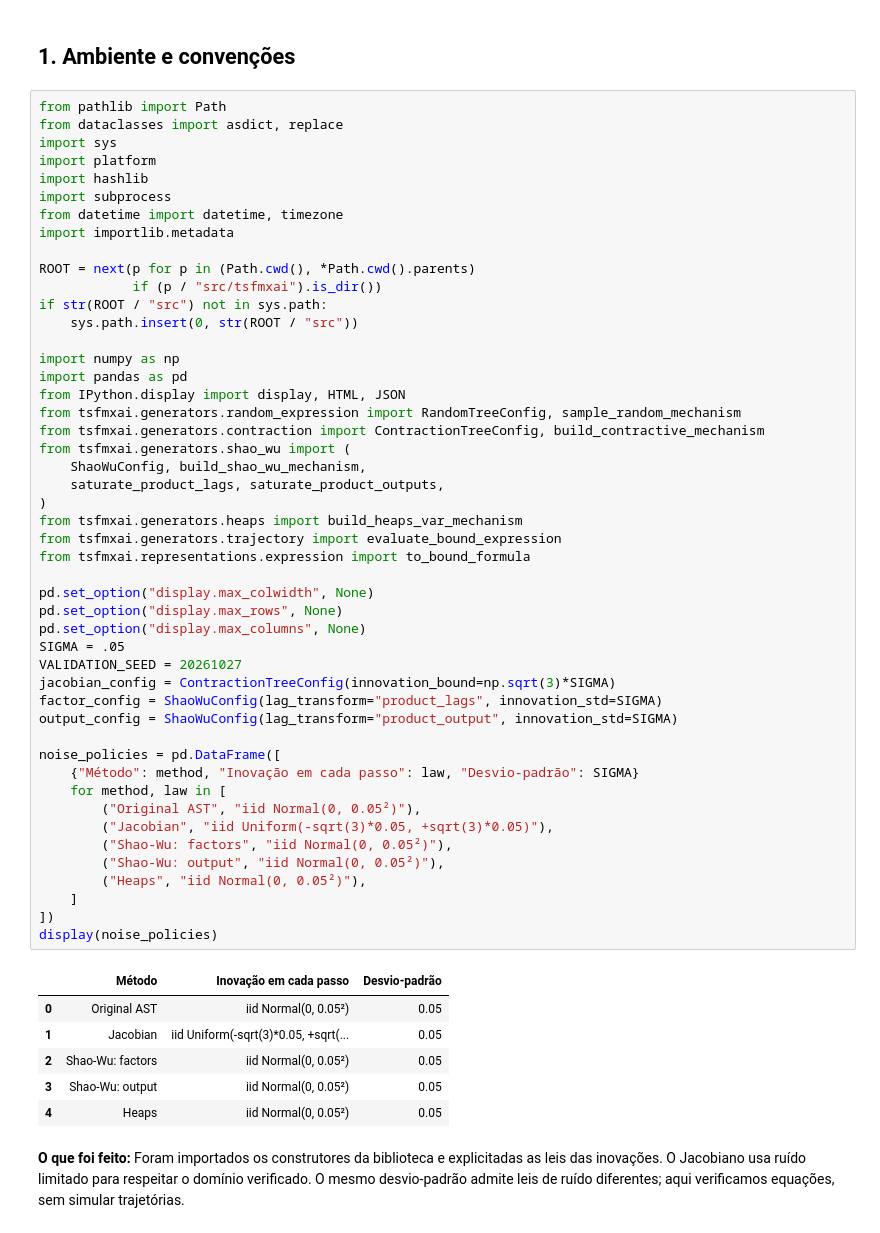
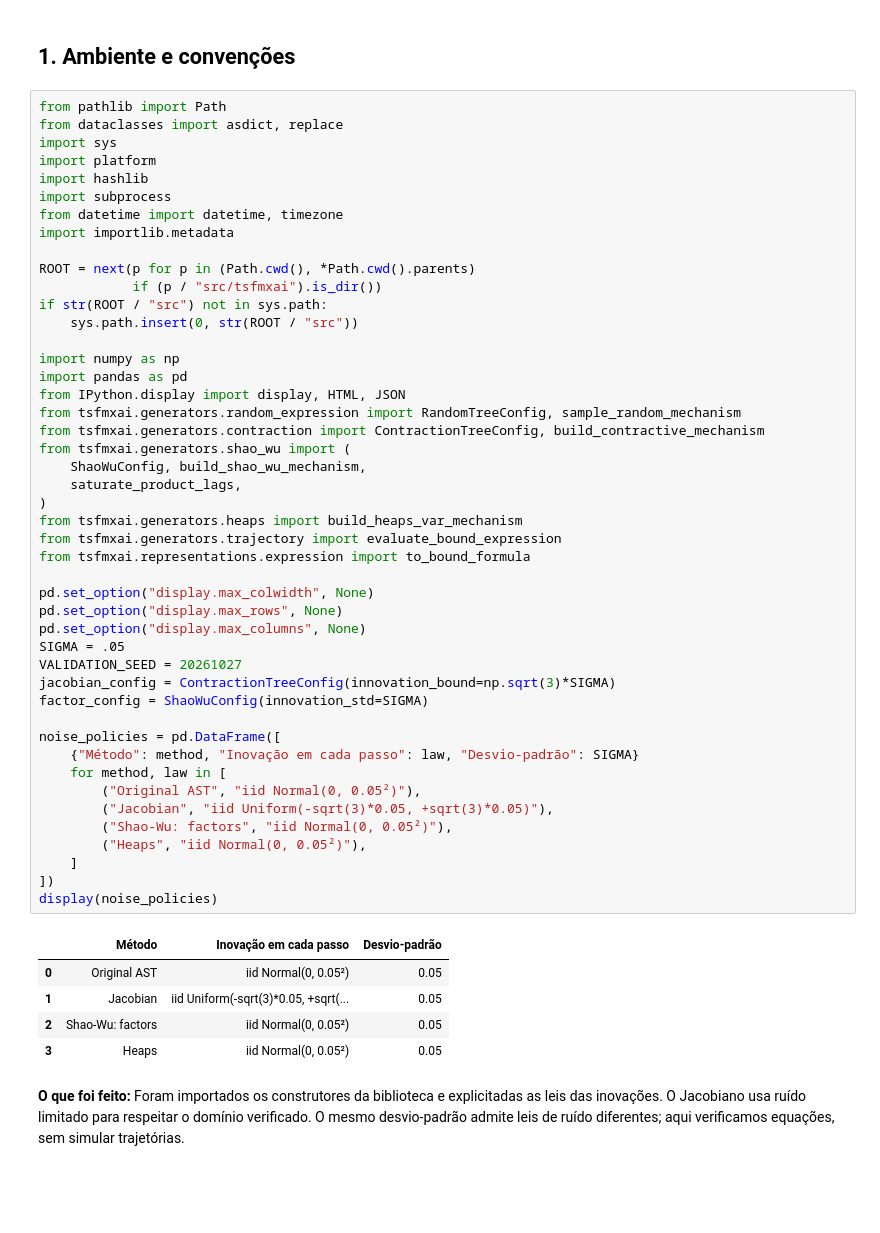
Before and after one commit to MateusWiteck/tsfmxai, a Jupyter notebook: experiments/abstract_syntax_tree/8_generation_overview.ipynb, the cells around one changed output. Cells and saved outputs as stored; diff of their text form; blank space fills up the shorter version.

```diff
--- a/experiments/abstract_syntax_tree/8_generation_overview.ipynb
+++ b/experiments/abstract_syntax_tree/8_generation_overview.ipynb
@@ -52,39 +52,36 @@ from tsfmxai.generators.random_expression import RandomTreeConfig, sample_random
 from tsfmxai.generators.contraction import ContractionTreeConfig, build_contractive_mechanism
 from tsfmxai.generators.shao_wu import (
     ShaoWuConfig, build_shao_wu_mechanism,
-    saturate_product_lags, saturate_product_outputs,
+    saturate_product_lags,
 )
 from tsfmxai.generators.heaps import build_heaps_var_mechanism
 from tsfmxai.generators.trajectory import evaluate_bound_expression
 from tsfmxai.representations.expression import to_bound_formula
 
 pd.set_option("display.max_colwidth", None)
 pd.set_option("display.max_rows", None)
 pd.set_option("display.max_columns", None)
 SIGMA = .05
 VALIDATION_SEED = 20261027
 jacobian_config = ContractionTreeConfig(innovation_bound=np.sqrt(3)*SIGMA)
-factor_config = ShaoWuConfig(lag_transform="product_lags", innovation_std=SIGMA)
-output_config = ShaoWuConfig(lag_transform="product_output", innovation_std=SIGMA)
+factor_config = ShaoWuConfig(innovation_std=SIGMA)
 
 noise_policies = pd.DataFrame([
     {"Método": method, "Inovação em cada passo": law, "Desvio-padrão": SIGMA}
     for method, law in [
         ("Original AST", "iid Normal(0, 0.05²)"),
         ("Jacobian", "iid Uniform(-sqrt(3)*0.05, +sqrt(3)*0.05)"),
         ("Shao-Wu: factors", "iid Normal(0, 0.05²)"),
-        ("Shao-Wu: output", "iid Normal(0, 0.05²)"),
         ("Heaps", "iid Normal(0, 0.05²)"),
     ]
 ])
 display(noise_policies)
 # %% [output]
 |  | Método | Inovação em cada passo | Desvio-padrão |
 | 0 | Original AST | iid Normal(0, 0.05²) | 0.05 |
 | 1 | Jacobian | iid Uniform(-sqrt(3)*0.05, +sqrt(... | 0.05 |
 | 2 | Shao-Wu: factors | iid Normal(0, 0.05²) | 0.05 |
-| 3 | Shao-Wu: output | iid Normal(0, 0.05²) | 0.05 |
-| 4 | Heaps | iid Normal(0, 0.05²) | 0.05 |
+| 3 | Heaps | iid Normal(0, 0.05²) | 0.05 |
 # %% [markdown]
 **O que foi feito:** Foram importados os construtores da biblioteca e explicitadas as leis das inovações. O Jacobiano usa ruído limitado para respeitar o domínio verificado. O mesmo desvio-padrão admite leis de ruído diferentes; aqui verificamos equações, sem simular trajetórias.
 # %% [markdown]
```
Also changed, not shown: parts of 16 cells of this notebook, 1 other file.
